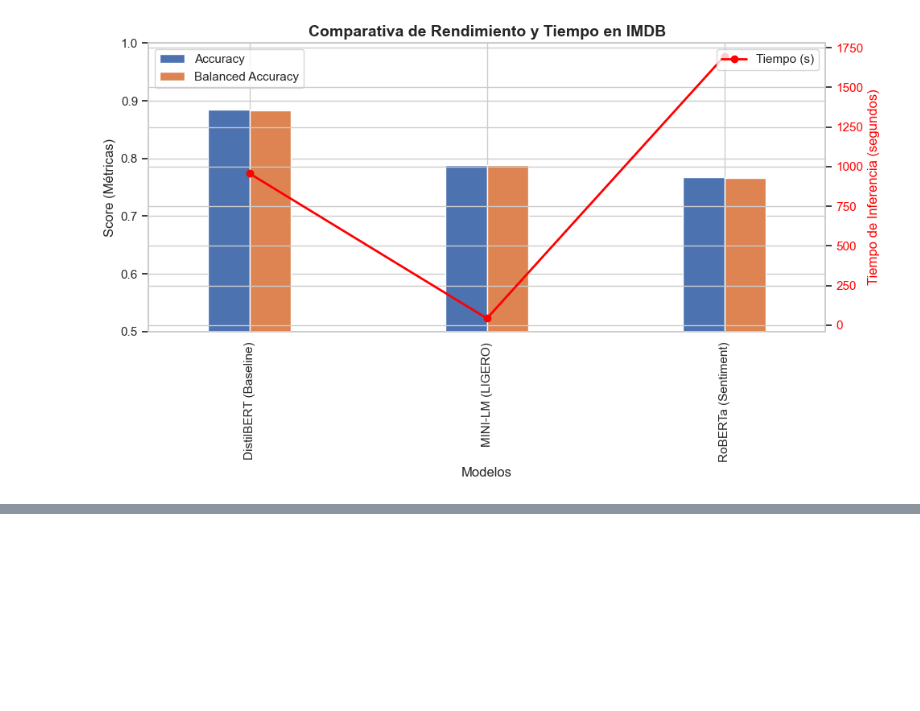
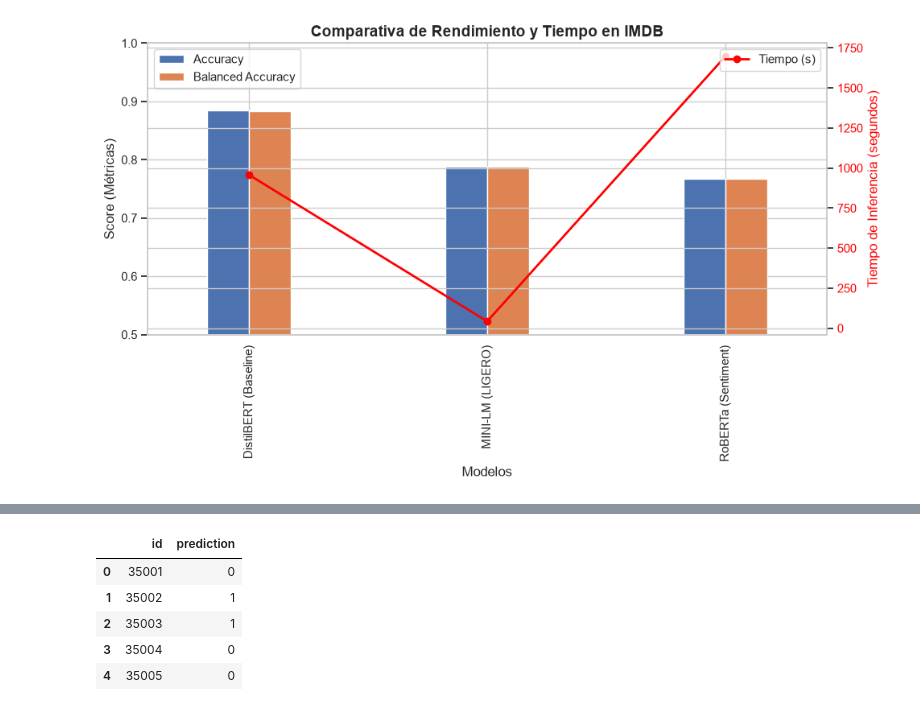
Before and after one commit to levifvy/machine_learning_course_cifo_2026, a Jupyter notebook: challenge_4_llm's/IMDB_LLMs_SOL_by_levi.ipynb, the cells around one changed output, grey strips where cells are left out. Drawn from its saved outputs; the diff is of its cells as text; code cells hidden in the pictures; blank space fills up the shorter version.

```diff
--- a/challenge_4_llm's/IMDB_LLMs_SOL_by_levi.ipynb
+++ b/challenge_4_llm's/IMDB_LLMs_SOL_by_levi.ipynb
@@ -359,0 +368,27 @@ Iniciando la predicción del leaderboard...
+# %%
+import pandas as pd
+
+# Leer el archivo
+df = pd.read_csv("submission.csv")
+
+# Cambiar el nombre de la columna
+df.rename(columns={"sentiment": "prediction"}, inplace=True)
+
+# Convertir etiquetas a valores numéricos
+df["prediction"] = df["prediction"].map({
+    "positive": 1,
+    "negative": 0
+})
+
+# Guardar el nuevo archivo
+df.to_csv("submission_final.csv", index=False)
+
+# Mostrar las primeras filas
+display(df.head())
+# %% [output]
+|  | id | prediction |
+| 0 | 35001 | 0 |
+| 1 | 35002 | 1 |
+| 2 | 35003 | 1 |
+| 3 | 35004 | 0 |
+| 4 | 35005 | 0 |
```
Also changed, not shown: parts of 3 cells of this notebook, 5 other files.
